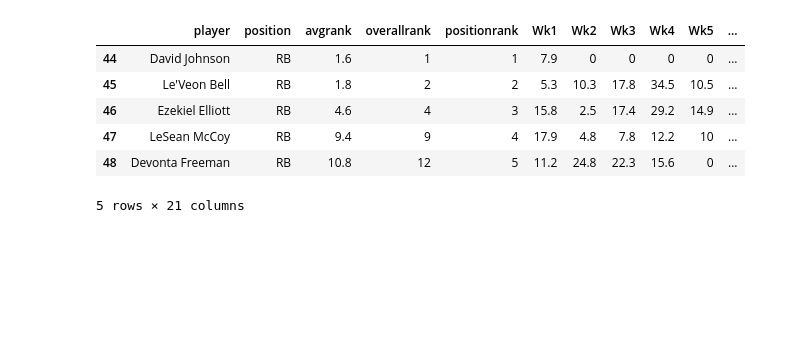
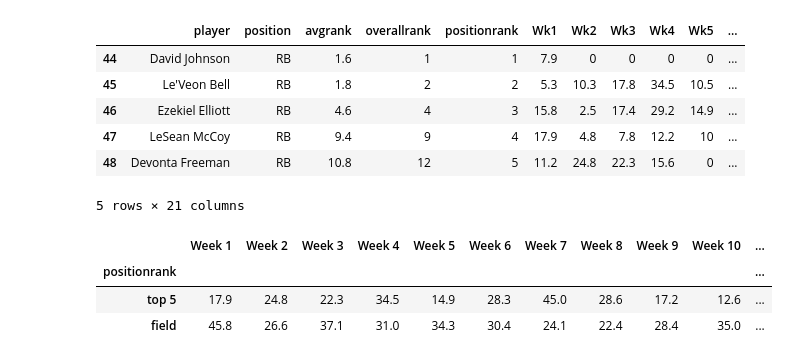
Before and after one commit to MTMUTH/Group_Project_01, a Jupyter notebook: FFL_CleanData-Copy1.ipynb, the cells around one changed output. Drawn from its saved outputs; the diff is of its cells as text; code cells hidden in the pictures; blank space fills up the shorter version.

```diff
--- a/FFL_CleanData-Copy1.ipynb
+++ b/FFL_CleanData-Copy1.ipynb
@@ -236,3 +302,35 @@ dfrb.iloc[:5]
 | 47 | LeSean McCoy | RB | 9.4 | 9 | 4 | 17.9 | 4.8 | 7.8 | 12.2 | 10 | ... |
 | 48 | Devonta Freeman | RB | 10.8 | 12 | 5 | 11.2 | 24.8 | 22.3 | 15.6 | 0 | ... |
 5 rows × 21 columns
+# %%
+#RB Establish bins
+bins = [0,5,60]
+bin_names = ["top 5","field"]
+
+#Categorize the RBs using the position rank bins
+grouped_RB = dfrb.groupby(pd.cut(dfrb["positionrank"],bins,labels=bin_names))
+
+#RB Weekly Summary Table
+RB_Weekly_Summary=pd.DataFrame({"Week 1":grouped_RB["Wk1"].max(),
+                               "Week 2":grouped_RB["Wk2"].max(),
+                               "Week 3":grouped_RB["Wk3"].max(),
+                               "Week 4":grouped_RB["Wk4"].max(),
+                               "Week 5":grouped_RB["Wk5"].max(),
+                               "Week 6":grouped_RB["Wk6"].max(),
+                               "Week 7":grouped_RB["Wk7"].max(),
+                               "Week 8":grouped_RB["Wk8"].max(),
+                               "Week 9":grouped_RB["Wk9"].max(),
+                               "Week 10":grouped_RB["Wk10"].max(),
+                               "Week 11":grouped_RB["Wk11"].max(),
+                               "Week 12":grouped_RB["Wk12"].max(),
+                               "Week 13":grouped_RB["Wk13"].max(),
+                               "Week 14":grouped_RB["Wk14"].max(),
+                               "Week 15":grouped_RB["Wk15"].max(),
+                               "Week 16":grouped_RB["Wk16"].max(),})
+
+display(RB_Weekly_Summary)
+# %% [output]
+|  | Week 1 | Week 2 | Week 3 | Week 4 | Week 5 | Week 6 | Week 7 | Week 8 | Week 9 | Week 10 | ... |
+| positionrank |  |  |  |  |  |  |  |  |  |  | ... |
+| top 5 | 17.9 | 24.8 | 22.3 | 34.5 | 14.9 | 28.3 | 45.0 | 28.6 | 17.2 | 12.6 | ... |
+| field | 45.8 | 26.6 | 37.1 | 31.0 | 34.3 | 30.4 | 24.1 | 22.4 | 28.4 | 35.0 | ... |
```
Also changed, not shown: parts of 3 cells of this notebook.
